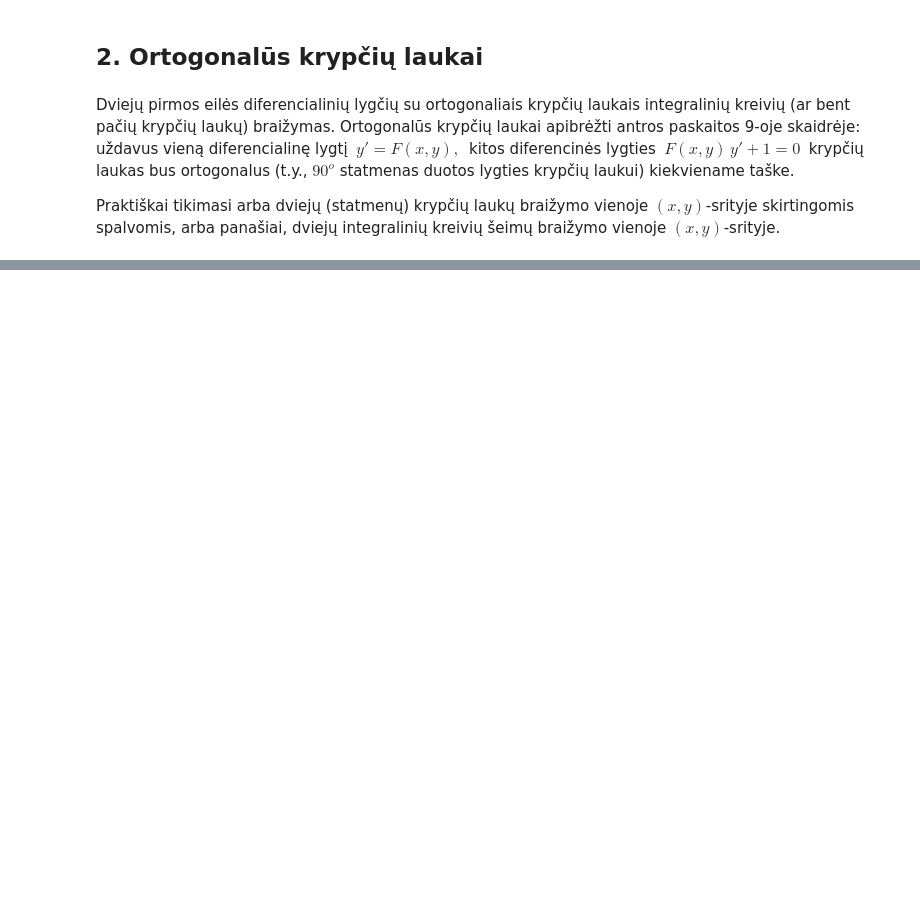
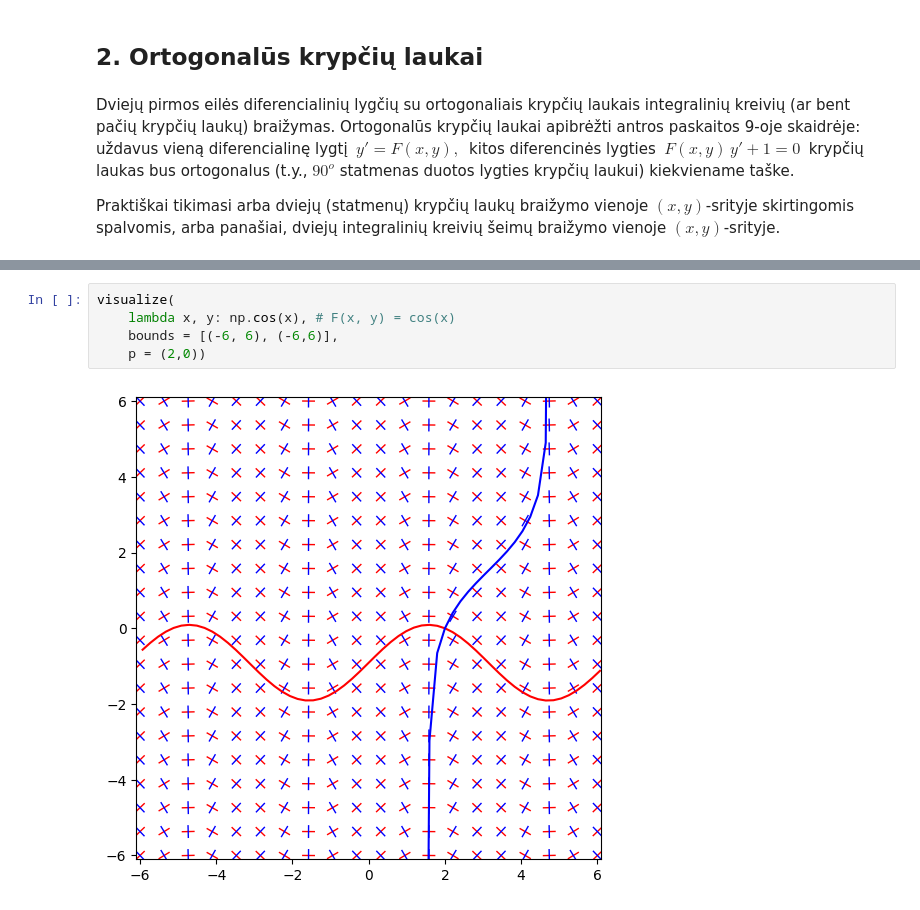
Before and after one commit to ArnasVaic/differential-equations, a Jupyter notebook: lab1/lab1.ipynb, the cells around one changed output, grey strips where cells are left out. Drawn from its saved outputs; the diff is of its cells as text; blank space fills up the shorter version.

```diff
--- a/lab1/lab1.ipynb
+++ b/lab1/lab1.ipynb
@@ -108,0 +107,7 @@ ys = (37.05430986731444, 2.0, 2.0)
+# %%
+visualize(
+    lambda x, y: np.cos(x), # F(x, y) = cos(x)
+    bounds = [(-6, 6), (-6,6)],
+    p = (2,0))
+# %% [output]
+[figure, added]
```
Also changed, not shown: parts of 8 cells of this notebook.
